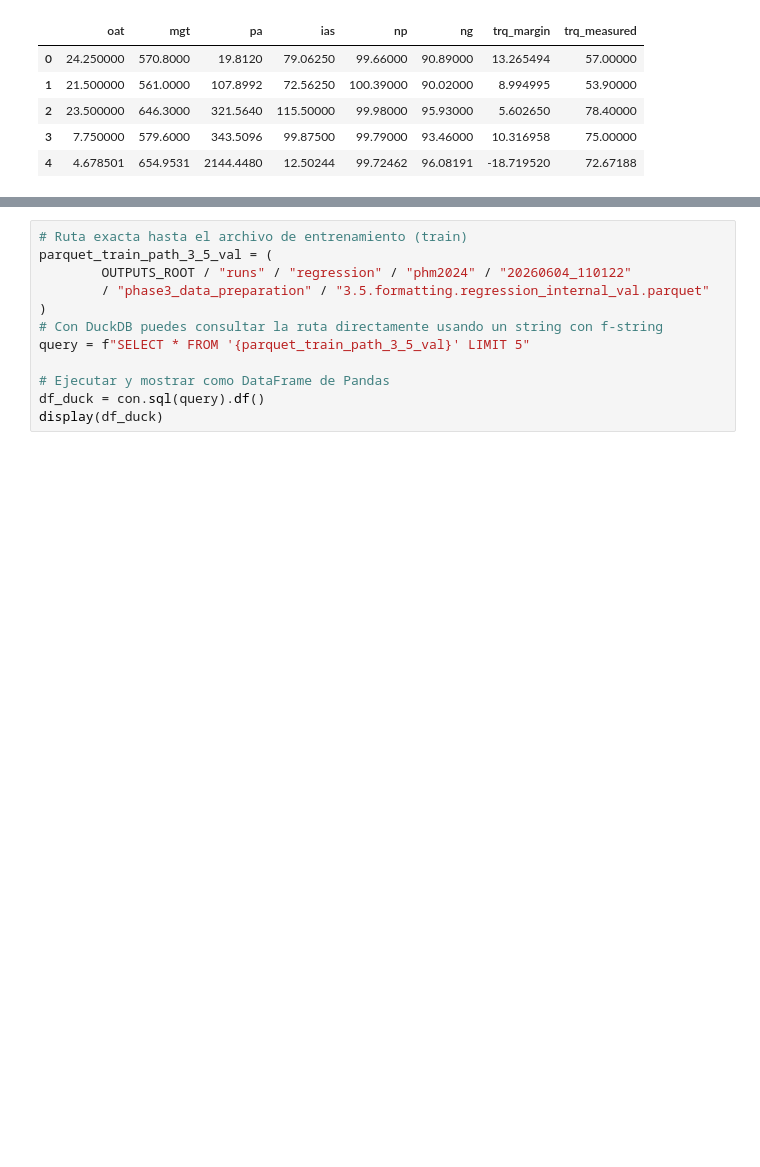
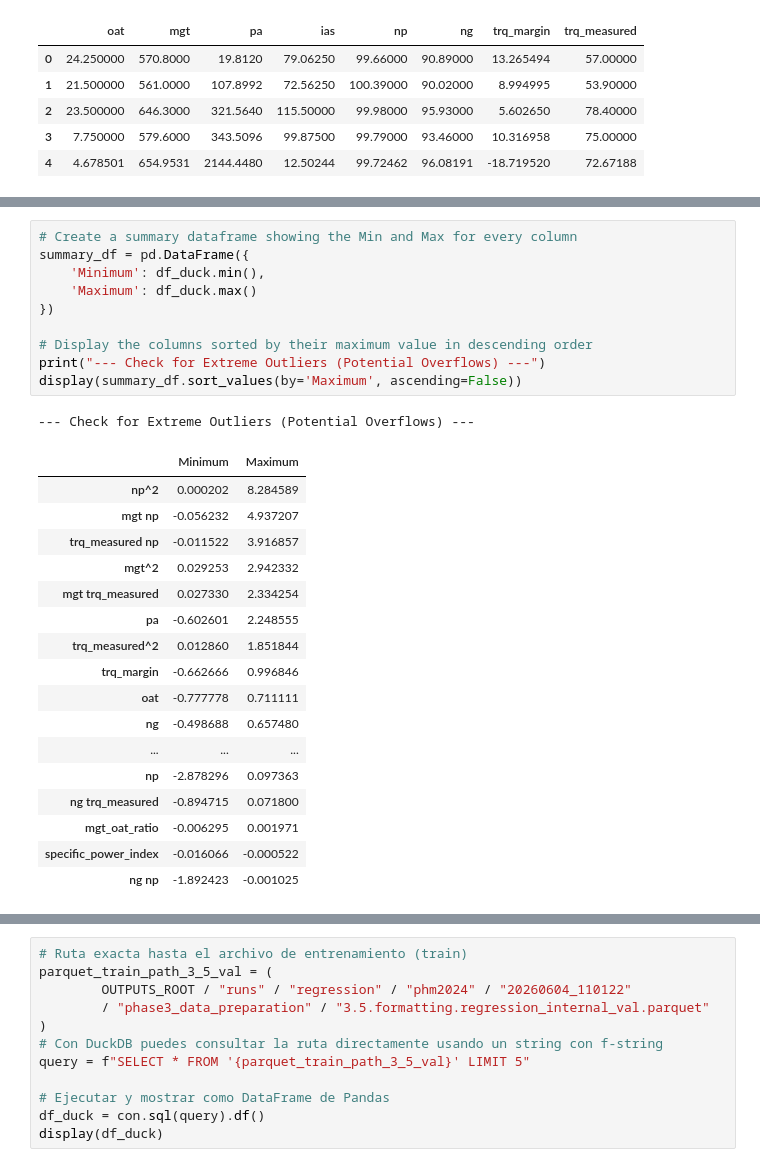
Before and after one commit to Catalinaqi/Project_MPPR-AI_B_PHM_America_2024, a Jupyter notebook: notebooks/analisi-phase-3.ipynb, the cells around one changed output, grey strips where cells are left out. Saved outputs shown, nothing was run; the diff lists cells and outputs as text; blank space fills up the shorter version.

```diff
--- a/notebooks/analisi-phase-3.ipynb
+++ b/notebooks/analisi-phase-3.ipynb
@@ -114,0 +142,29 @@ display(df_duck)
+# %%
+# Create a summary dataframe showing the Min and Max for every column
+summary_df = pd.DataFrame({
+    'Minimum': df_duck.min(),
+    'Maximum': df_duck.max()
+})
+
+# Display the columns sorted by their maximum value in descending order
+print("--- Check for Extreme Outliers (Potential Overflows) ---")
+display(summary_df.sort_values(by='Maximum', ascending=False))
+# %% [output]
+--- Check for Extreme Outliers (Potential Overflows) ---
+|  | Minimum | Maximum |
+| np^2 | 0.000202 | 8.284589 |
+| mgt np | -0.056232 | 4.937207 |
+| trq_measured np | -0.011522 | 3.916857 |
+| mgt^2 | 0.029253 | 2.942332 |
+| mgt trq_measured | 0.027330 | 2.334254 |
+| pa | -0.602601 | 2.248555 |
+| trq_measured^2 | 0.012860 | 1.851844 |
+| trq_margin | -0.662666 | 0.996846 |
+| oat | -0.777778 | 0.711111 |
+| ng | -0.498688 | 0.657480 |
+| ... | ... | ... |
+| np | -2.878296 | 0.097363 |
+| ng trq_measured | -0.894715 | 0.071800 |
+| mgt_oat_ratio | -0.006295 | 0.001971 |
+| specific_power_index | -0.016066 | -0.000522 |
+| ng np | -1.892423 | -0.001025 |
```
Also changed, not shown: parts of 2 cells of this notebook, 7 other files.
